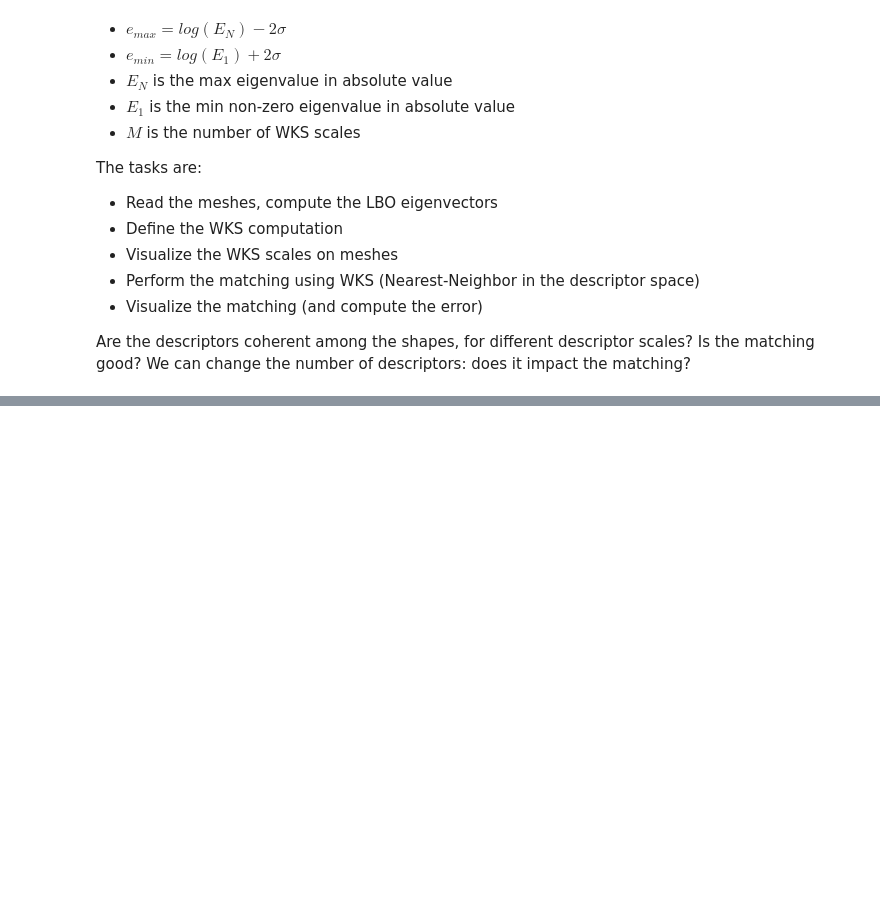
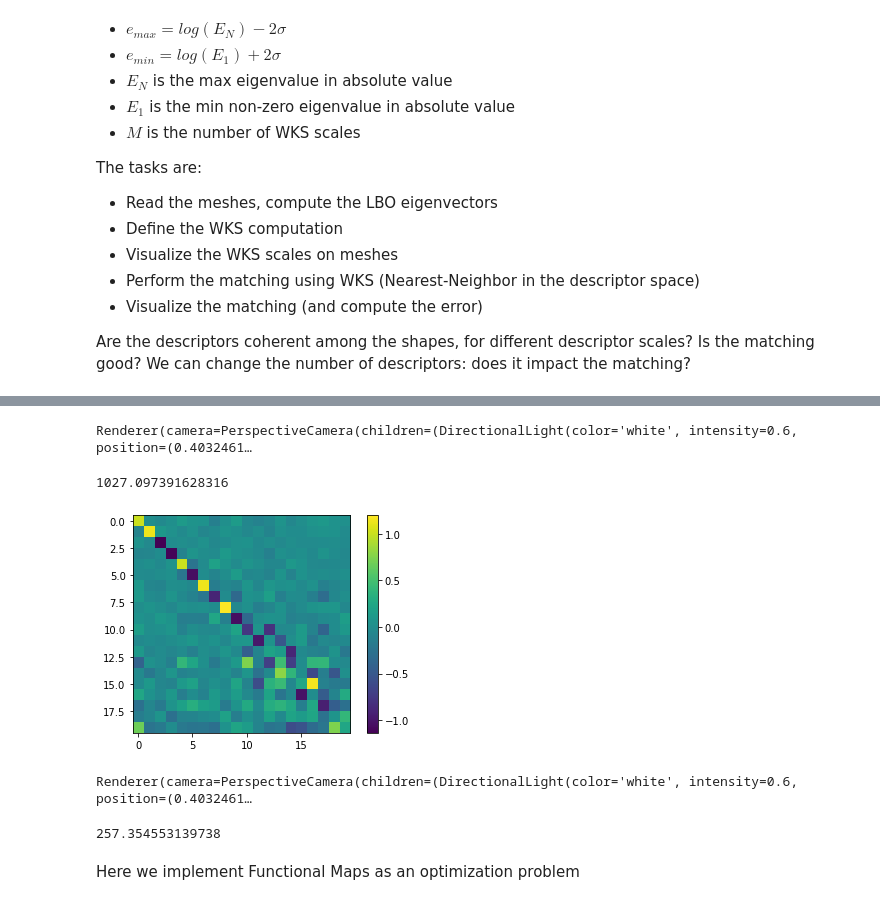
Before and after one commit to riccardomarin/SpectralShapeAnalysis, a Jupyter notebook: Matching.ipynb, the cells around one changed output, grey strips where cells are left out. Saved outputs shown, nothing was run; the diff lists cells and outputs as text; code cells hidden in the pictures; blank space fills up the shorter version.

```diff
--- a/Matching.ipynb
+++ b/Matching.ipynb
@@ -68,19 +93,3 @@ The tasks are:
 - Visualize the matching (and compute the error)
 
 Are the descriptors coherent among the shapes, for different descriptor scales? Is the matching good? We can change the number of descriptors: does it impact the matching?
-# %%
-v_src, f_src = igl.read_triangle_mesh(os.path.join('.', "data", "tr_reg_089.off"))
-
-L_src = igl.cotmatrix(v_src, f_src)
-M_src = igl.massmatrix(v_src, f_src, igl.MASSMATRIX_TYPE_VORONOI)
-
-evals_src, evecs_src = eigs(L_src,k=100,M=M_src,sigma=0)
-evecs_src = evecs_src.astype(np.float32)
-
-v_tar, f_tar = igl.read_triangle_mesh(os.path.join('.', "data", "tr_reg_043.off"))
-
-L_tar = igl.cotmatrix(v_tar, f_tar)
-M_tar = igl.massmatrix(v_tar, f_tar, igl.MASSMATRIX_TYPE_VORONOI)
-
-evals_tar, evecs_tar = eigs(L_tar,k=100,M=M_tar,sigma=0)
-evecs_tar = evecs_tar.astype(np.float32)
@@ -205,0 +207,37 @@ Ctf
+# %%
+plot_pair(v_src, v_tar, f_src, f_tar, funz_src,funz_tar)
+err = np.sum(np.square(v_tar - v_tar[p2p,:]))
+print(err)
+# %% [output]
+Renderer(camera=PerspectiveCamera(children=(DirectionalLight(color='white', intensity=0.6, position=(0.4032461…
+1027.097391628316
+# %%
+# landmarks
+n_land = 45
+n_evals = 20
+step = np.int(np.ceil(v_src.shape[0] / n_land))
+a = np.arange(0,v_src.shape[0],step)
+
+landmarks = np.zeros((v_src.shape[0], a.size))
+landmarks[a,np.arange(a.size)] = 1
+
+D = (np.matmul(evecs_src[:,0:n_evals].T, np.matmul(M_src.todense() , landmarks[:,0:n_land])))
+F = (np.matmul(evecs_tar[:,0:n_evals].T, np.matmul(M_tar.todense() , landmarks[:,0:n_land])))
+C =  np.matmul(F,np.linalg.pinv(D))
+
+plt.imshow(C)
+plt.colorbar()
+plt.show()
+# %% [output]
+[figure, added]
+# %%
+treesearch = sp.spatial.cKDTree(evecs_tar[:,0:n_evals])
+p2p = treesearch.query(np.matmul(evecs_src[:,0:n_evals], C), k=1)[1]
+plot_pair(v_src, v_tar, f_src, f_tar, funz_src,funz_tar)
+err = np.sum(np.square(v_tar - v_tar[p2p,:]))
+print(err)
+# %% [output]
+Renderer(camera=PerspectiveCamera(children=(DirectionalLight(color='white', intensity=0.6, position=(0.4032461…
+257.354553139738
+# %% [markdown]
+Here we implement Functional Maps as an optimization problem
```
Also changed, not shown: parts of 36 cells of this notebook.
